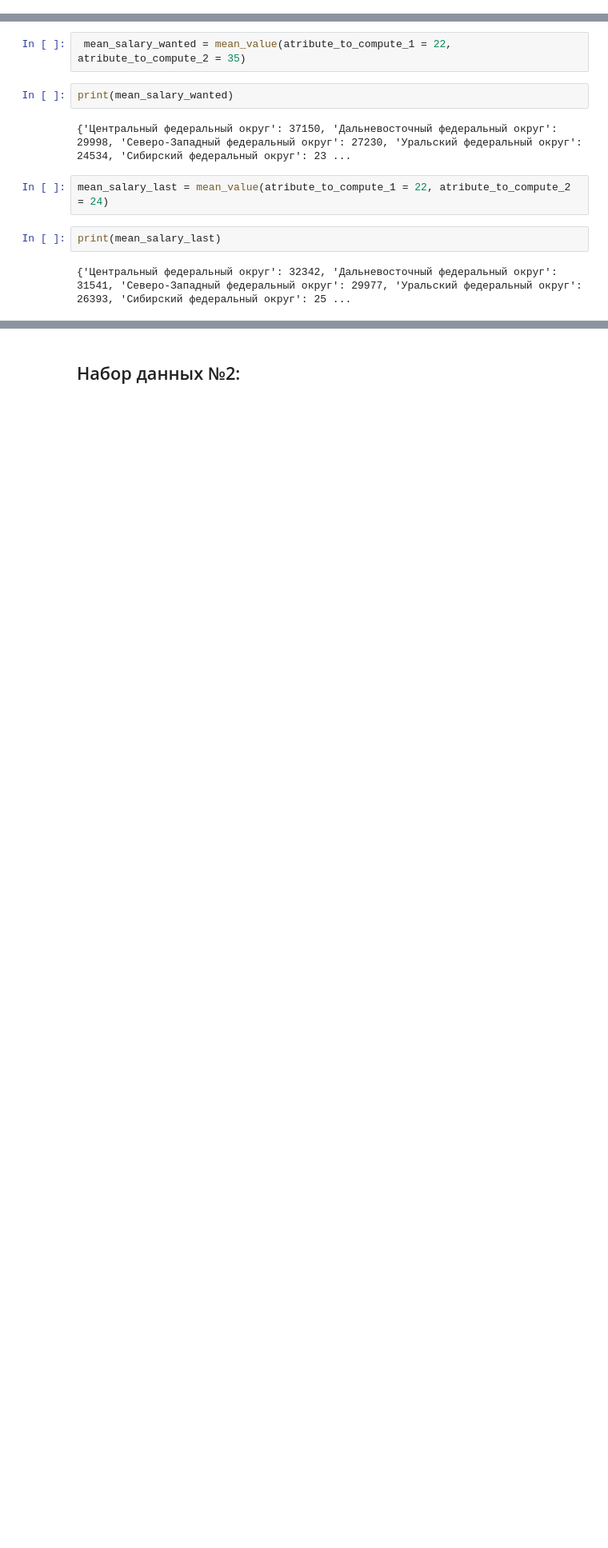
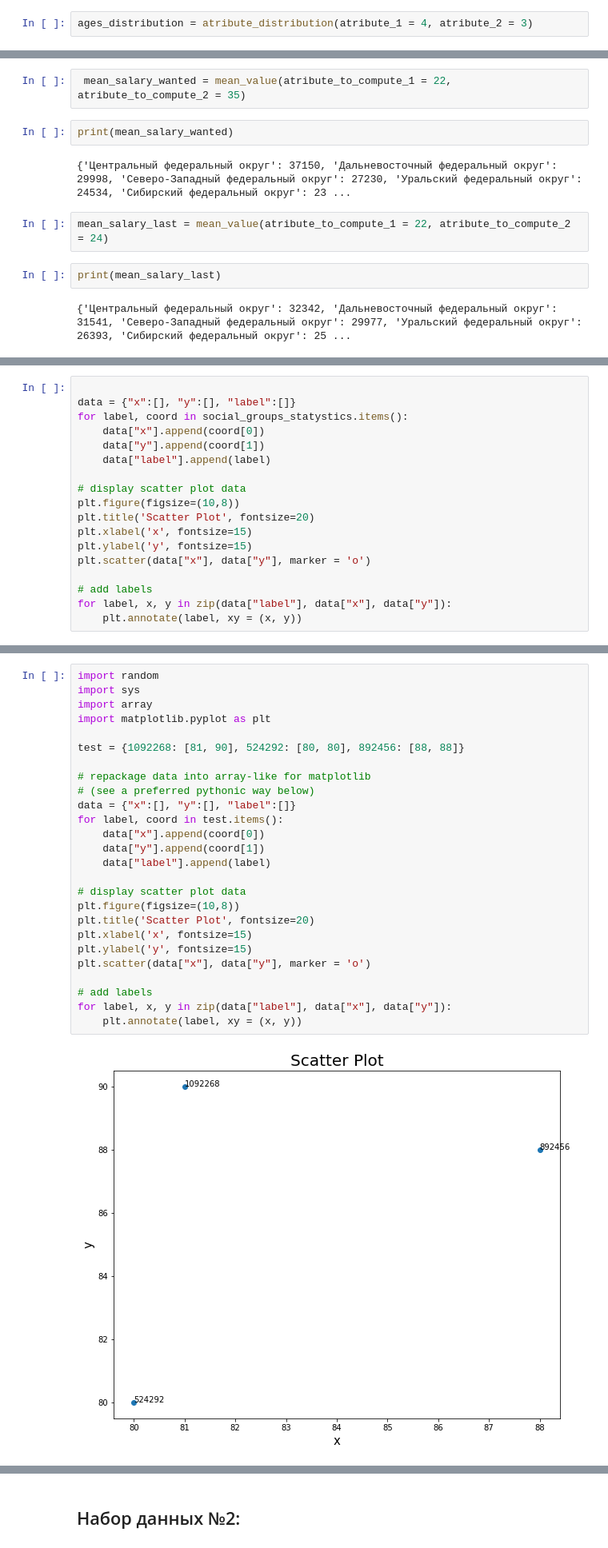
Before and after one commit to Tirondzo/culture-code-PDH-2020, a Jupyter notebook: main.ipynb, the cells around one changed output, grey strips where cells are left out. Shown at 80% size. Saved outputs shown, nothing was run; the diff lists cells and outputs as text; blank space fills up the shorter version.

```diff
--- a/main.ipynb
+++ b/main.ipynb
@@ -86,3 +90,5 @@ for i,n in enumerate(headlines_f1):
 42 Причина снятия гражданина с учета в качества ищущего работу
 43 Месяц завершения работы с гражданином
 44 Причина завершения работы с гражданином
+# %%
+ages_distribution = atribute_distribution(atribute_1 = 4, atribute_2 = 3)
@@ -358,0 +491,18 @@ with open('min_revenue.csv','w', encoding='utf-8') as min_file:
+# %%
+
+data = {"x":[], "y":[], "label":[]}
+for label, coord in social_groups_statystics.items():
+    data["x"].append(coord[0])
+    data["y"].append(coord[1])
+    data["label"].append(label)
+
+# display scatter plot data
+plt.figure(figsize=(10,8))
+plt.title('Scatter Plot', fontsize=20)
+plt.xlabel('x', fontsize=15)
+plt.ylabel('y', fontsize=15)
+plt.scatter(data["x"], data["y"], marker = 'o')
+
+# add labels
+for label, x, y in zip(data["label"], data["x"], data["y"]):
+    plt.annotate(label, xy = (x, y))
@@ -358,0 +511,28 @@ with open('min_revenue.csv','w', encoding='utf-8') as min_file:
+# %%
+import random
+import sys
+import array
+import matplotlib.pyplot as plt
+
+test = {1092268: [81, 90], 524292: [80, 80], 892456: [88, 88]}
+
+# repackage data into array-like for matplotlib
+# (see a preferred pythonic way below)
+data = {"x":[], "y":[], "label":[]}
+for label, coord in test.items():
+    data["x"].append(coord[0])
+    data["y"].append(coord[1])
+    data["label"].append(label)
+
+# display scatter plot data
+plt.figure(figsize=(10,8))
+plt.title('Scatter Plot', fontsize=20)
+plt.xlabel('x', fontsize=15)
+plt.ylabel('y', fontsize=15)
+plt.scatter(data["x"], data["y"], marker = 'o')
+
+# add labels
+for label, x, y in zip(data["label"], data["x"], data["y"]):
+    plt.annotate(label, xy = (x, y))
+# %% [output]
+[figure, added]
```
Also changed, not shown: parts of 15 cells of this notebook.
